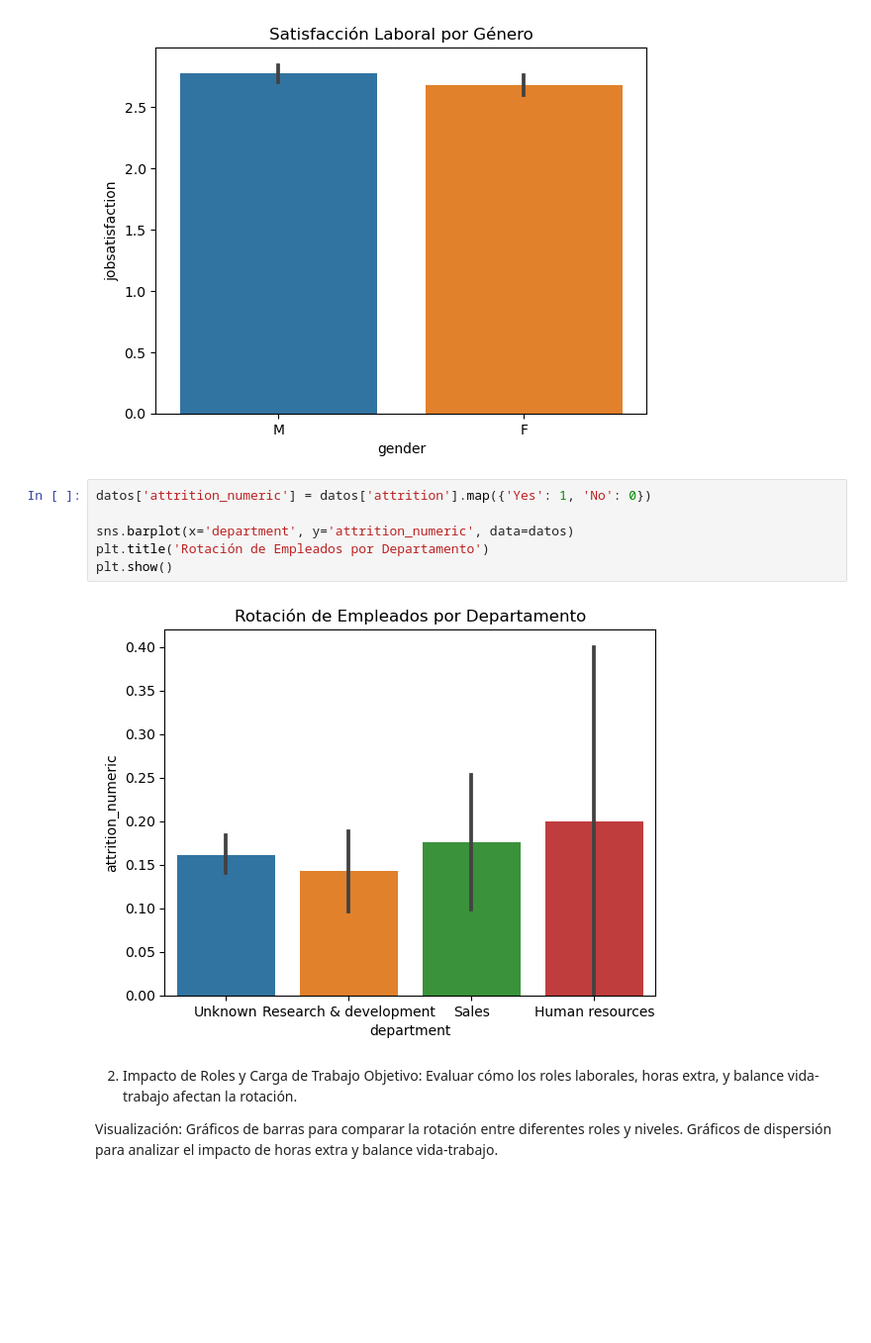
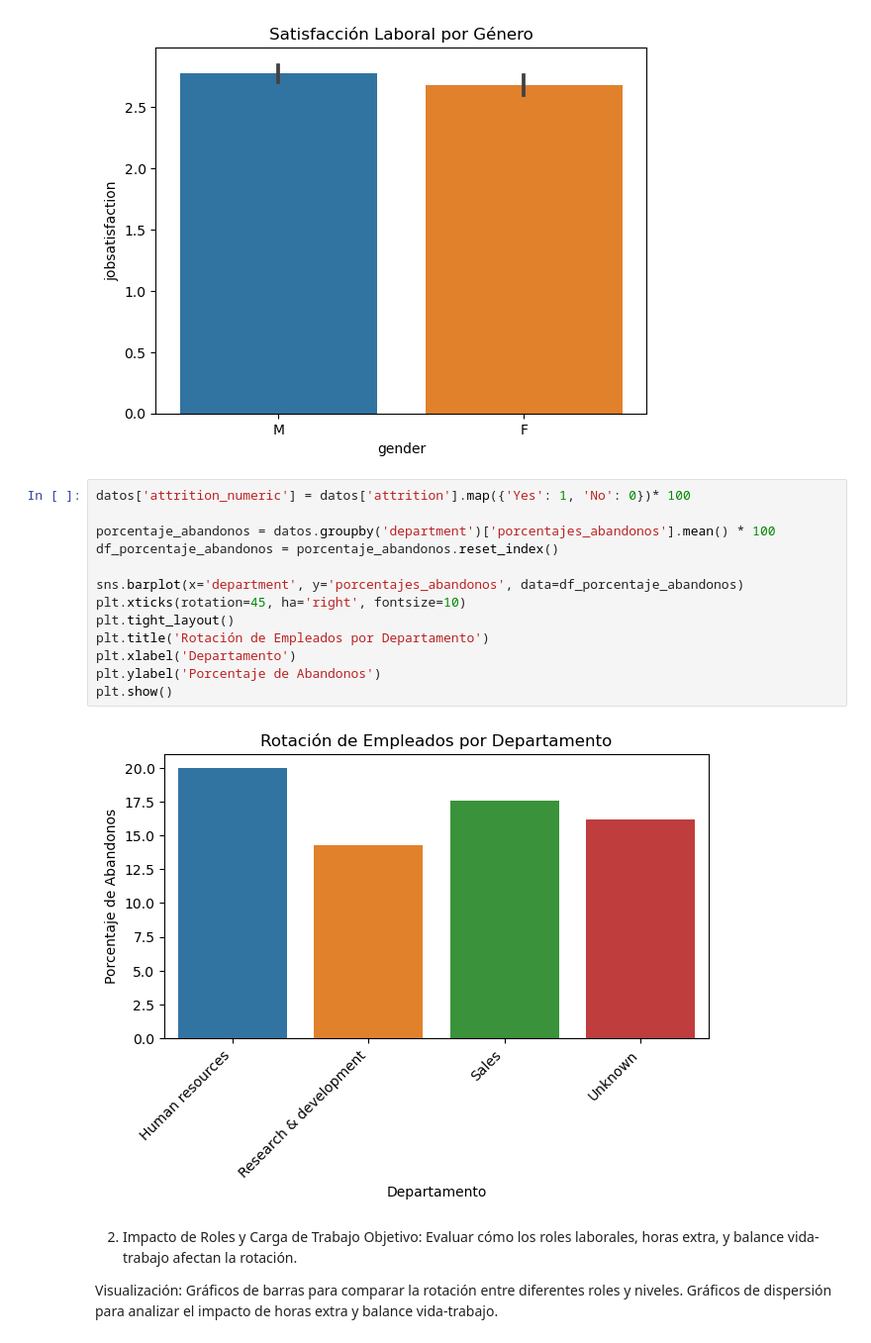
Before and after one commit to laural87/project-da-promo-I-modulo-3-team-2, a Jupyter notebook: Fase2_visualizaciones.ipynb, the cells around one changed output. Shown at 99% size. Saved outputs shown, nothing was run; the diff lists cells and outputs as text; blank space fills up the shorter version.

```diff
--- a/Fase2_visualizaciones.ipynb
+++ b/Fase2_visualizaciones.ipynb
@@ -228,13 +231,20 @@ plt.show()
 # %% [output]
 [figure]
 # %%
-datos['attrition_numeric'] = datos['attrition'].map({'Yes': 1, 'No': 0})
+datos['attrition_numeric'] = datos['attrition'].map({'Yes': 1, 'No': 0})* 100
 
-sns.barplot(x='department', y='attrition_numeric', data=datos)
+porcentaje_abandonos = datos.groupby('department')['porcentajes_abandonos'].mean() * 100
+df_porcentaje_abandonos = porcentaje_abandonos.reset_index()
+
+sns.barplot(x='department', y='porcentajes_abandonos', data=df_porcentaje_abandonos)
+plt.xticks(rotation=45, ha='right', fontsize=10)
+plt.tight_layout()
 plt.title('Rotación de Empleados por Departamento')
+plt.xlabel('Departamento')
+plt.ylabel('Porcentaje de Abandonos')
 plt.show()
 # %% [output]
-[figure, old version]
+[figure, new version]
 # %% [markdown]
 2. Impacto de Roles y Carga de Trabajo
 Objetivo: Evaluar cómo los roles laborales, horas extra, y balance vida-trabajo afectan la rotación.
```
Also changed, not shown: parts of 9 cells of this notebook, 6 other files.
